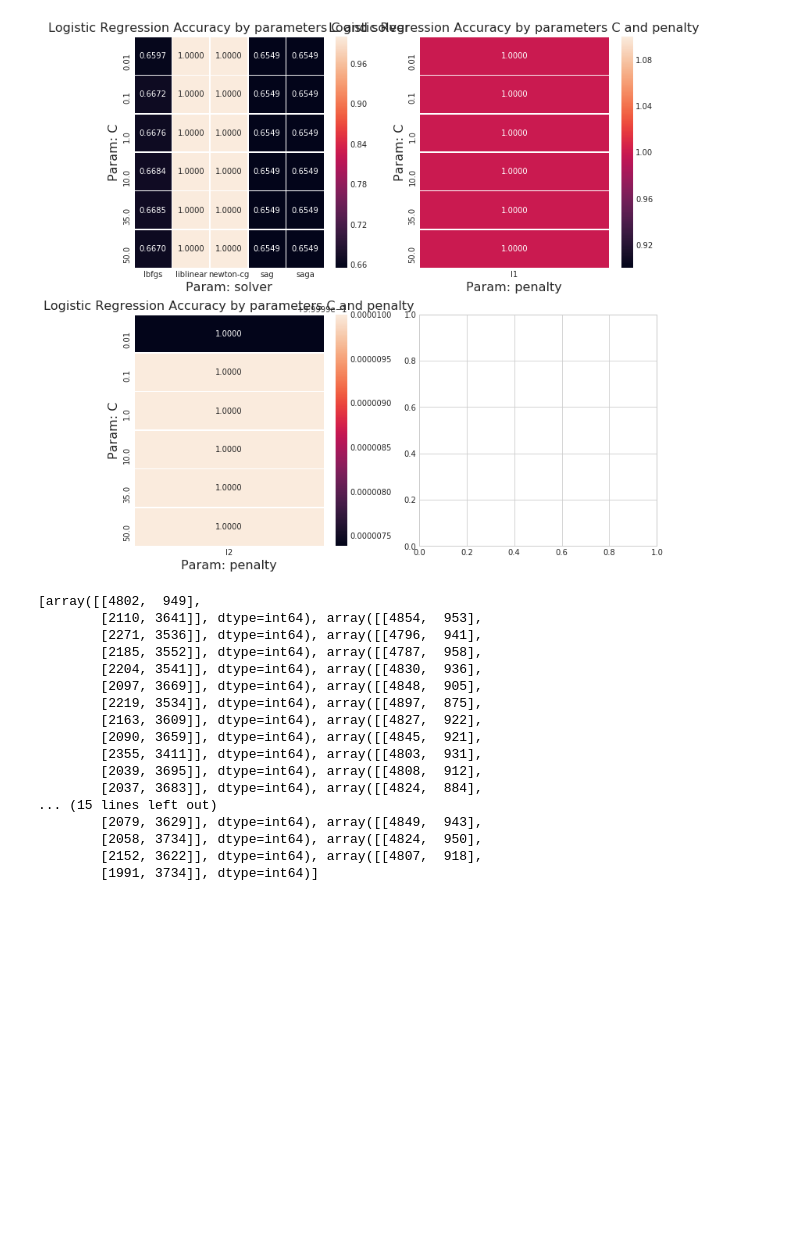
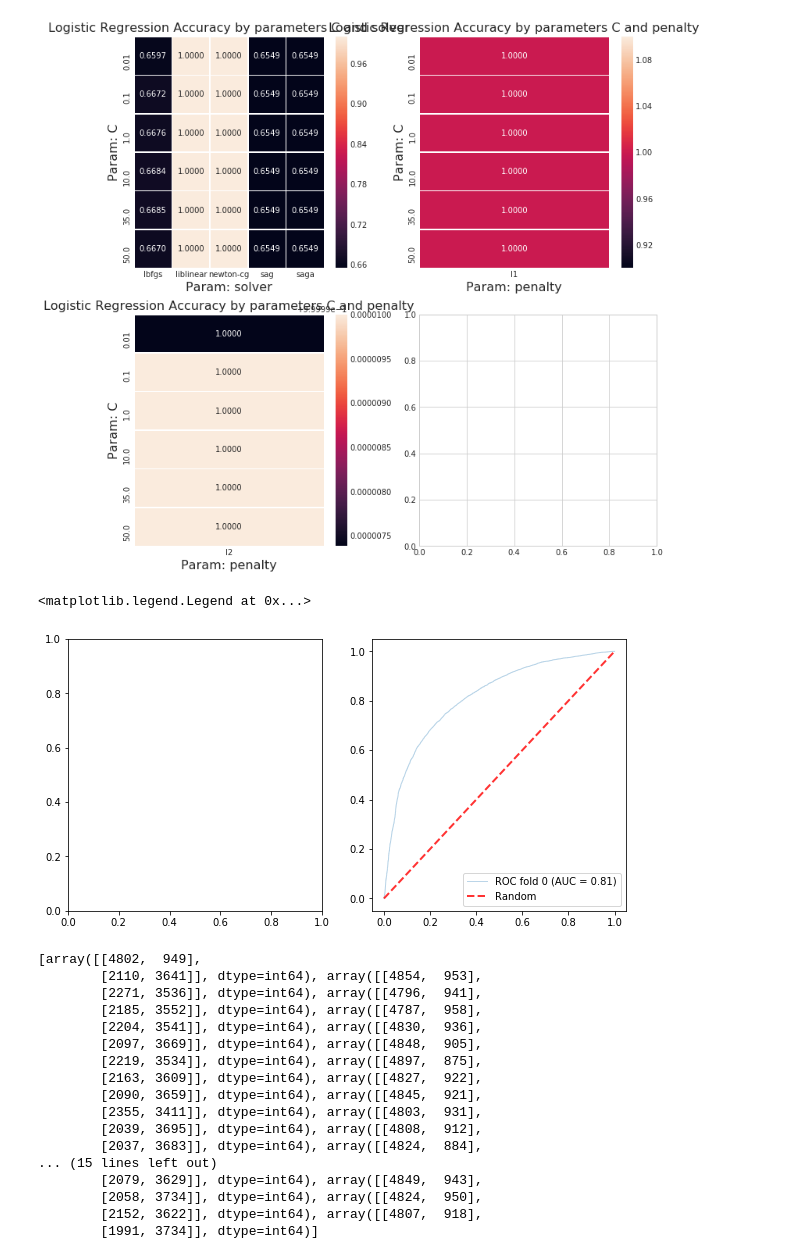
Before and after one commit to MattTriano/Advanced_Data_Mining, a Jupyter notebook: Final_Project_rollback.ipynb, the cells around one changed output. Drawn from its saved outputs; the diff is of its cells as text; code cells hidden in the pictures; blank space fills up the shorter version.

Commit message:
I've got kindling for my ROC curve

```diff
--- a/Final_Project_rollback.ipynb
+++ b/Final_Project_rollback.ipynb
@@ -589,6 +557,28 @@ best_logit_clf = LogisticRegression(solver='liblinear', penalty='l1',
 # best_logit_clf.fit()
 # def manual_crossvalidator(clf_, df_, classes_, printIt=True, n_trials=30, seed=1234):
 # results = manual_crossvalidator(best_logit_clf, cc_cats, cc_classes, 'predict_proba')
+# %%
+best_logit_clf = LogisticRegression(solver='liblinear', penalty='l1',
+                                   C=1, max_iter=100)
+# %%
+# cc_train_sm, class_train_sm, cc_test_sm, class_test_sm
+tprs = []
+aucs = []
+mean_fpr = np.linspace(0, 1, 100)
+fig, ax = plt.subplots(nrows=1, ncols=2,figsize=(10,5))
+probas_ = best_logit_clf.fit(cc_train_sm, class_train_sm).predict_proba(cc_test_sm)
+fpr, tpr, thresholds = roc_curve(class_test_sm, probas_[:, 1])
+roc_auc = auc(fpr, tpr)
+aucs.append(roc_auc)
+l_label = 'ROC fold {:d} (AUC = {:0.2f})'.format(0, roc_auc)
+ax[1].plot(fpr, tpr, lw=1, alpha=0.3, label=l_label)
+ax[1].plot([0, 1], [0, 1], linestyle='--', lw=2, color='r',
+         label='Random', alpha=.8)
+ax[1].legend(loc="lower right")
+ax[1].
+# %% [output]
+<matplotlib.legend.Legend at 0x...>
+[figure, added]
 # %%
 logit_results = results
 logit_results[3]
```
Also changed, not shown: parts of 2 cells of this notebook.
